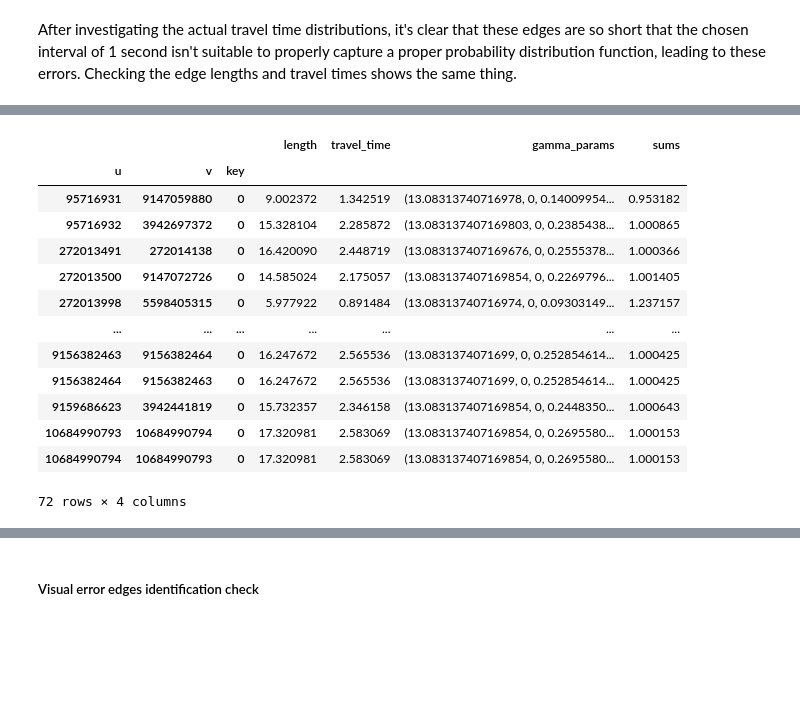
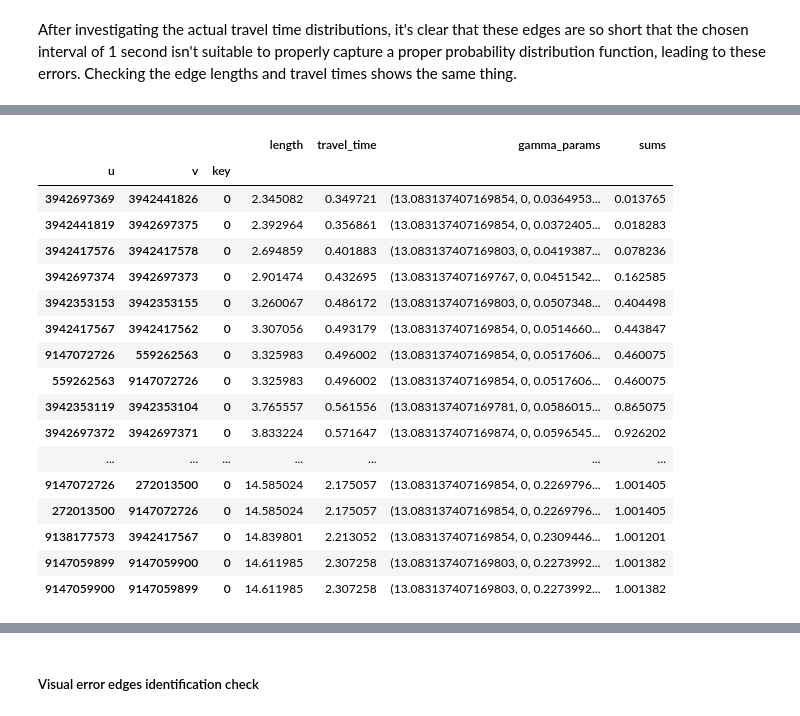
Before and after one commit to darpitydarp/ECI-253, a Jupyter notebook: Final Project/ECI 253 Final Project.ipynb, the cells around one changed output, grey strips where cells are left out. Saved outputs shown, nothing was run; the diff lists cells and outputs as text; code cells hidden in the pictures; blank space fills up the shorter version.

```diff
--- a/Final Project/ECI 253 Final Project.ipynb
+++ b/Final Project/ECI 253 Final Project.ipynb
@@ -304,7 +191,8 @@ counts = bikeSpeeds["Total"].to_numpy().astype(int)
 speeds_ms_expanded = np.repeat(speeds_ms, counts)
 
 # Calculate gamma parameters for all edges
-edges = computeGammaParams(edges, speeds_ms_expanded)
+testEdges = computeGammaParams(testEdges, speeds_ms_expanded)
+bikeEdges = computeGammaParams(bikeEdges, speeds_ms_expanded)
 # %% [markdown]
 # Clean car network
 # %% [markdown]
@@ -377,0 +226,3 @@ TTDistributions
+# %%
+testDistributions = bikeTTDistribution(testEdges, 300, 1)
+bikeDistributions = bikeTTDistribution(bikeEdges, 1200, 1)
@@ -378,6 +263,5 @@ TTDistributions
 # %% [markdown]
 ### Fixing distribution integrity
 # %%
-sums = TTDistributions.sum(axis=1)  # Check that the rows sum to approximately 1
-edges["sums"] = sums
-sums
+testSums = testDistributions.sum(axis=1)  # Check that the rows sum to approximately 1
+testEdges["sums"] = testSums
@@ -417,0 +275,3 @@ Length: 72, dtype: object
+# %%
+testErrors = testSums[abs(1 - testSums) > 0.001]
+testSums[testErrors.index]
@@ -437,18 +315,22 @@ TTDistributions.loc[errors.index]
 # %%
-edges.loc[errors.index, ["length","travel_time", "gamma_params", "sums"]]
+testEdges.loc[testErrors.index, ["length","travel_time", "gamma_params", "sums"]].sort_values("travel_time")
 # %% [output]
 |  |  |  | length | travel_time | gamma_params | sums |
 | u | v | key |  |  |  |  |
-| 95716931 | 9147059880 | 0 | 9.002372 | 1.342519 | (13.08313740716978, 0, 0.14009954... | 0.953182 |
-| 95716932 | 3942697372 | 0 | 15.328104 | 2.285872 | (13.083137407169803, 0, 0.2385438... | 1.000865 |
-| 272013491 | 272014138 | 0 | 16.420090 | 2.448719 | (13.083137407169676, 0, 0.2555378... | 1.000366 |
+| 3942697369 | 3942441826 | 0 | 2.345082 | 0.349721 | (13.083137407169854, 0, 0.0364953... | 0.013765 |
+| 3942441819 | 3942697375 | 0 | 2.392964 | 0.356861 | (13.083137407169854, 0, 0.0372405... | 0.018283 |
+| 3942417576 | 3942417578 | 0 | 2.694859 | 0.401883 | (13.083137407169803, 0, 0.0419387... | 0.078236 |
+| 3942697374 | 3942697373 | 0 | 2.901474 | 0.432695 | (13.083137407169767, 0, 0.0451542... | 0.162585 |
+| 3942353153 | 3942353155 | 0 | 3.260067 | 0.486172 | (13.083137407169803, 0, 0.0507348... | 0.404498 |
+| 3942417567 | 3942417562 | 0 | 3.307056 | 0.493179 | (13.083137407169854, 0, 0.0514660... | 0.443847 |
+| 9147072726 | 559262563 | 0 | 3.325983 | 0.496002 | (13.083137407169854, 0, 0.0517606... | 0.460075 |
+| 559262563 | 9147072726 | 0 | 3.325983 | 0.496002 | (13.083137407169854, 0, 0.0517606... | 0.460075 |
+| 3942353119 | 3942353104 | 0 | 3.765557 | 0.561556 | (13.083137407169781, 0, 0.0586015... | 0.865075 |
+| 3942697372 | 3942697371 | 0 | 3.833224 | 0.571647 | (13.083137407169874, 0, 0.0596545... | 0.926202 |
+| ... | ... | ... | ... | ... | ... | ... |
+| 9147072726 | 272013500 | 0 | 14.585024 | 2.175057 | (13.083137407169854, 0, 0.2269796... | 1.001405 |
 | 272013500 | 9147072726 | 0 | 14.585024 | 2.175057 | (13.083137407169854, 0, 0.2269796... | 1.001405 |
-| 272013998 | 5598405315 | 0 | 5.977922 | 0.891484 | (13.08313740716974, 0, 0.09303149... | 1.237157 |
-| ... | ... | ... | ... | ... | ... | ... |
-| 9156382463 | 9156382464 | 0 | 16.247672 | 2.565536 | (13.0831374071699, 0, 0.252854614... | 1.000425 |
-| 9156382464 | 9156382463 | 0 | 16.247672 | 2.565536 | (13.0831374071699, 0, 0.252854614... | 1.000425 |
-| 9159686623 | 3942441819 | 0 | 15.732357 | 2.346158 | (13.083137407169854, 0, 0.2448350... | 1.000643 |
-| 10684990793 | 10684990794 | 0 | 17.320981 | 2.583069 | (13.083137407169854, 0, 0.2695580... | 1.000153 |
-| 10684990794 | 10684990793 | 0 | 17.320981 | 2.583069 | (13.083137407169854, 0, 0.2695580... | 1.000153 |
+| 9138177573 | 3942417567 | 0 | 14.839801 | 2.213052 | (13.083137407169854, 0, 0.2309446... | 1.001201 |
+| 9147059899 | 9147059900 | 0 | 14.611985 | 2.307258 | (13.083137407169803, 0, 0.2273992... | 1.001382 |
+| 9147059900 | 9147059899 | 0 | 14.611985 | 2.307258 | (13.083137407169803, 0, 0.2273992... | 1.001382 |
-72 rows × 4 columns
 # %%
```
Also changed, not shown: parts of 63 cells of this notebook, 6 other files.
